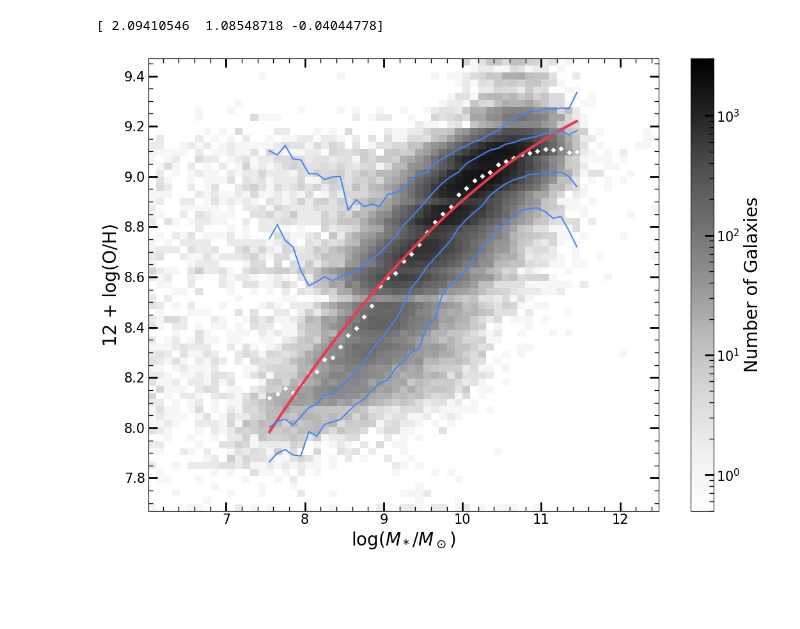
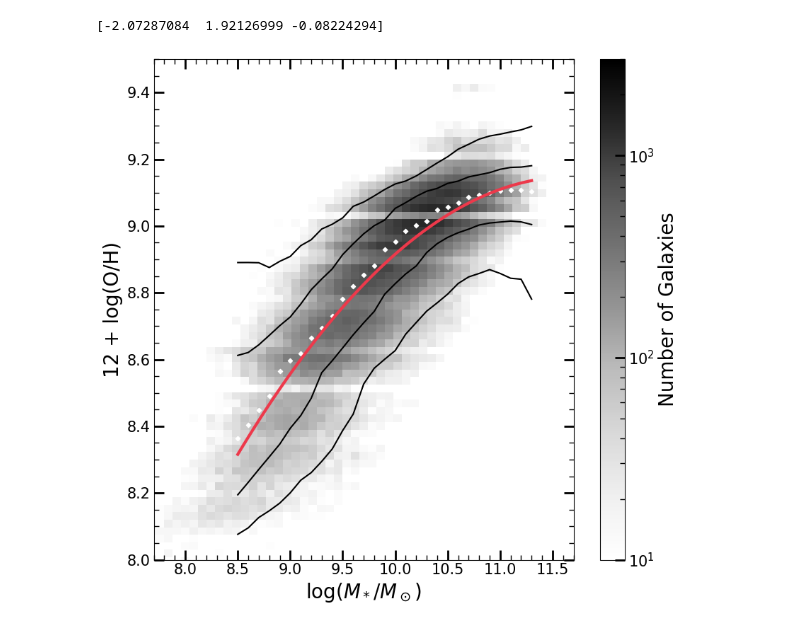
Before and after one commit to pabblet/HW2_AS730, a Jupyter notebook: 1/mass-metallicity.ipynb, the cells around one changed output. Drawn from its saved outputs; the diff is of its cells as text; code cells hidden in the pictures; blank space fills up the shorter version.

```diff
--- a/1/mass-metallicity.ipynb
+++ b/1/mass-metallicity.ipynb
@@ -31,7 +93,7 @@ def fit(x, a, b, c):
 # %%
-mask1= np.where((stellarM>7.5)*(stellarM<11.5))
+mask2= np.where((stellarM>8.5)*(stellarM<11.3))
 
-plt.figure(figsize=(11, 8))
+plt.figure(figsize=(8.5, 8))
 
 p2_5= []
 p16= []
@@ -39,48 +101,48 @@ p50= []
 p84= []
 p97_5= []
 
-a=7.5
-b=7.6
-for i in range(40):
+a=8.45
+b=8.65
+for i in range(29):
     mask= np.where((stellarM>a)*(stellarM<b))
     p2_5.append(np.percentile(OH[mask], 2.5))
     p16.append(np.percentile(OH[mask], 16))
     p50.append(np.percentile(OH[mask], 50))
     p84.append(np.percentile(OH[mask], 84))
     p97_5.append(np.percentile(OH[mask], 97.5))
     a+=0.1
     b+=0.1
 
-
 #fit
-popt, _ = curve_fit(fit, stellarM[mask1], OH[mask1])
+popt, _ = curve_fit(fit, stellarM[mask2], OH[mask2])
 A= popt[0]
 B= popt[1]
 C= popt[2]
 print(popt)
-m= np.linspace(7.55, 11.45, 100)
+m= np.linspace(8.5, 11.3, 100)
 plt.plot(m, fit(m, A, B, C), c='#ed394b', lw=3)
 
 #2dhist
-h= plt.hist2d(stellarM, OH, bins=65, cmap='Greys', norm=mcolors.LogNorm())
+h= plt.hist2d(stellarM, OH, bins=80, cmap='Greys', norm=mcolors.LogNorm())
 cbar= plt.colorbar(h[3], label='Number of Galaxies')
-h[3].set_clim(5e-1, 3e3)
+h[3].set_clim(10, 3e3)
 
-#Contours at 1 and 2 sigma
-#per xbin calculate 2.5, 16, 50, 84, 97.5 percentiles
-mass_contours= np.linspace(7.55, 11.45, 40)
-plt.plot(mass_contours, p2_5, c='#4287f5')
-plt.plot(mass_contours, p16, c='#4287f5')
+#1 and 2 sigma
+mass_contours= np.linspace(8.5, 11.3, 29)
+plt.plot(mass_contours, p2_5, c='k')
+plt.plot(mass_contours, p16, c='k')
 plt.scatter(mass_contours, p50, c='w', marker='D', s=10)
-plt.plot(mass_contours, p84, c='#4287f5')
-plt.plot(mass_contours, p97_5, c='#4287f5')
+plt.plot(mass_contours, p84, c='k')
+plt.plot(mass_contours, p97_5, c='k')
 
 plt.xlabel(f'log($M_*/M_\odot$)')
 plt.ylabel(f'12 + log(O/H)')
+plt.xlim(7.7, 11.7)
+plt.ylim(8, 9.5)
 
 plt.tight_layout()
 plt.show()
 # %% [output]
-[ 2.09410546  1.08548718 -0.04044778]
+[-2.07287084  1.92126999 -0.08224294]
-[figure, old version]
+[figure, new version]
 # %%
```
Also changed, not shown: parts of 7 cells of this notebook, 5 other files.
